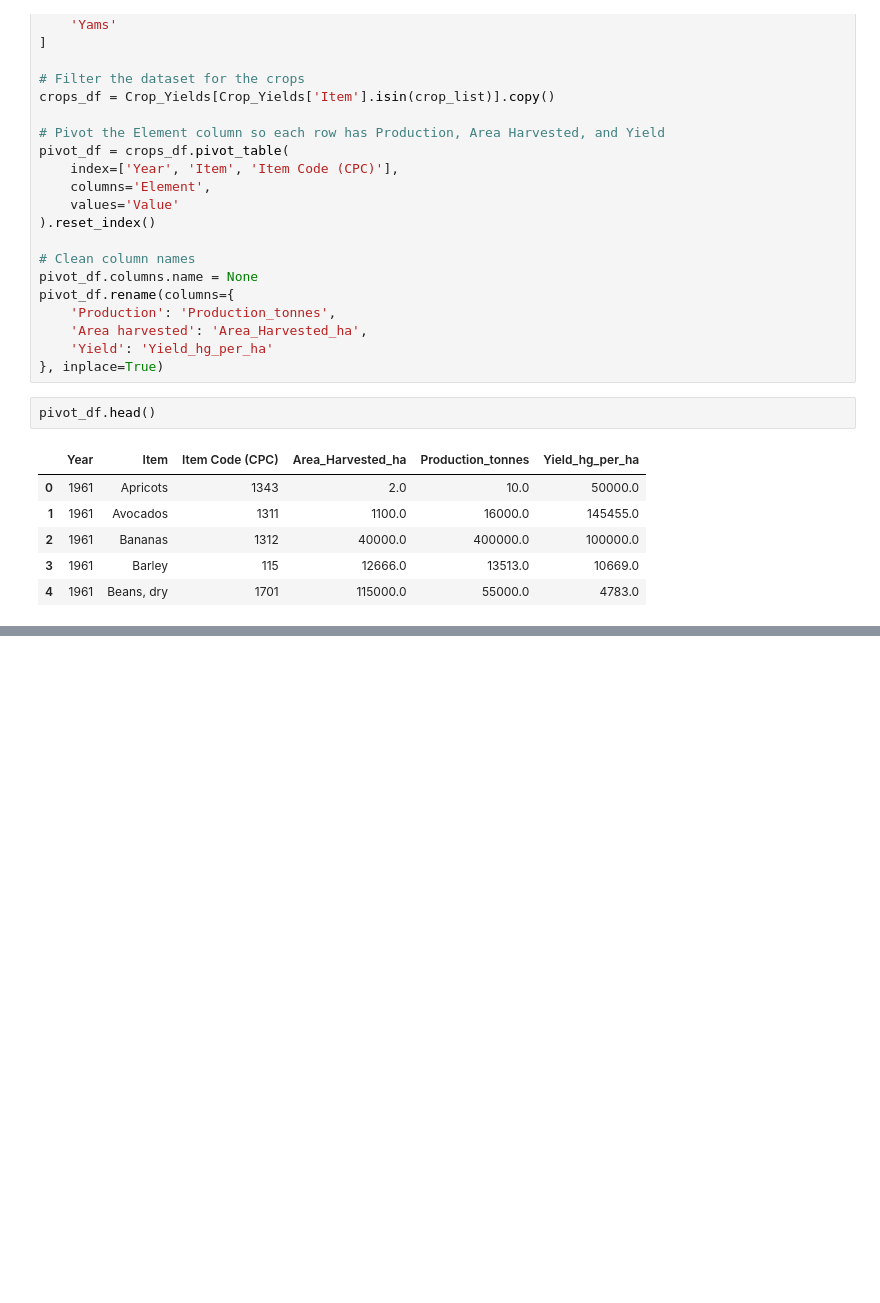
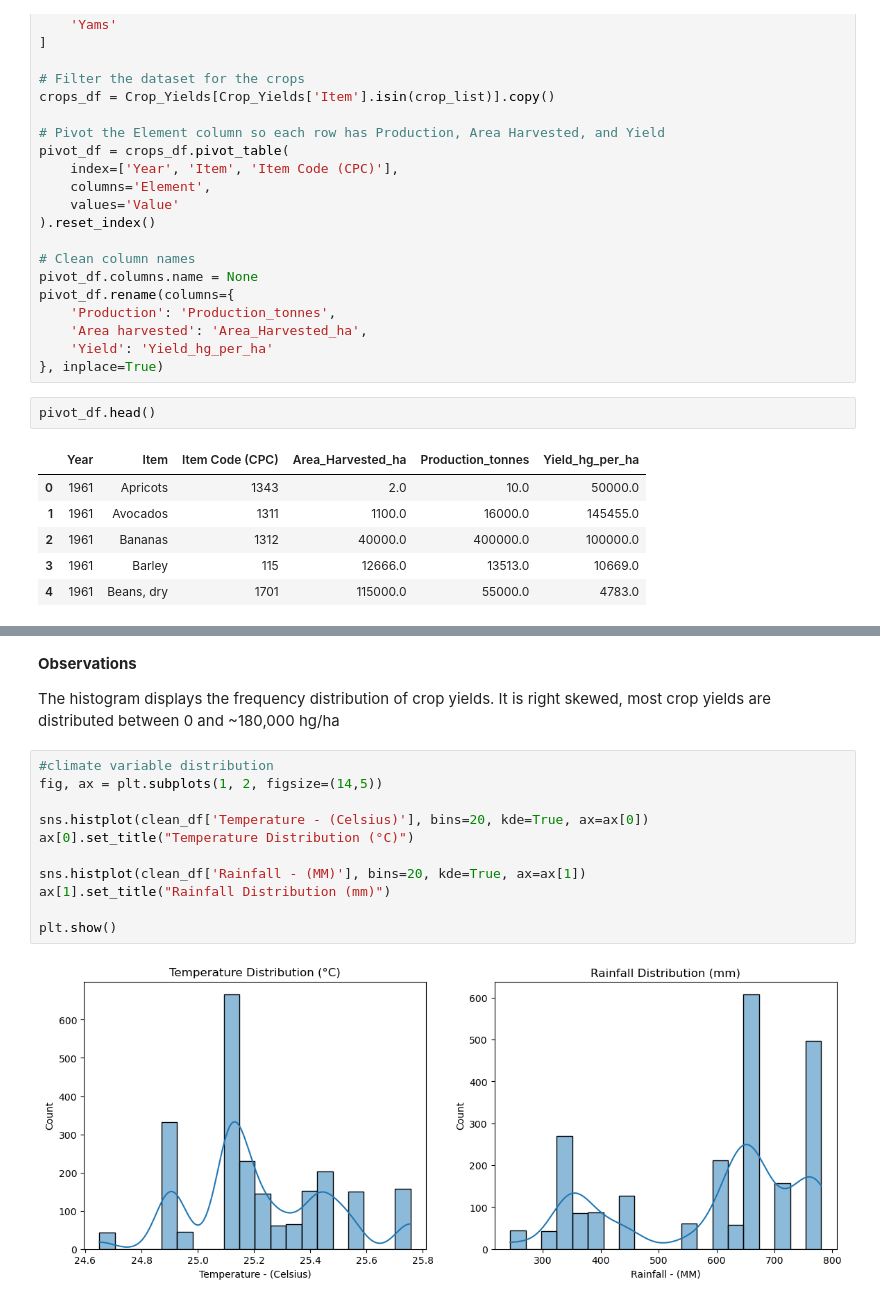
Before and after one commit to sheillamacharia/Regional_Crop_Yield_Prediction_Kenya, a Jupyter notebook: Final_Notebook.ipynb, the cells around one changed output, grey strips where cells are left out. Drawn from its saved outputs; the diff is of its cells as text; blank space fills up the shorter version.

```diff
--- a/Final_Notebook.ipynb
+++ b/Final_Notebook.ipynb
@@ -231,0 +1099,17 @@ pivot_df.to_csv('kenya_crops_only.csv', index=False)
+# %% [markdown]
+**Observations**
+
+The histogram displays the frequency distribution of crop yields. It is right skewed, most crop yields are distributed between 0 and ~180,000 hg/ha
+# %%
+#climate variable distribution
+fig, ax = plt.subplots(1, 2, figsize=(14,5))
+
+sns.histplot(clean_df['Temperature - (Celsius)'], bins=20, kde=True, ax=ax[0])
+ax[0].set_title("Temperature Distribution (°C)")
+
+sns.histplot(clean_df['Rainfall - (MM)'], bins=20, kde=True, ax=ax[1])
+ax[1].set_title("Rainfall Distribution (mm)")
+
+plt.show()
+# %% [output]
+[figure, added]
```
Also changed, not shown: parts of 87 cells of this notebook, 1 other file.
